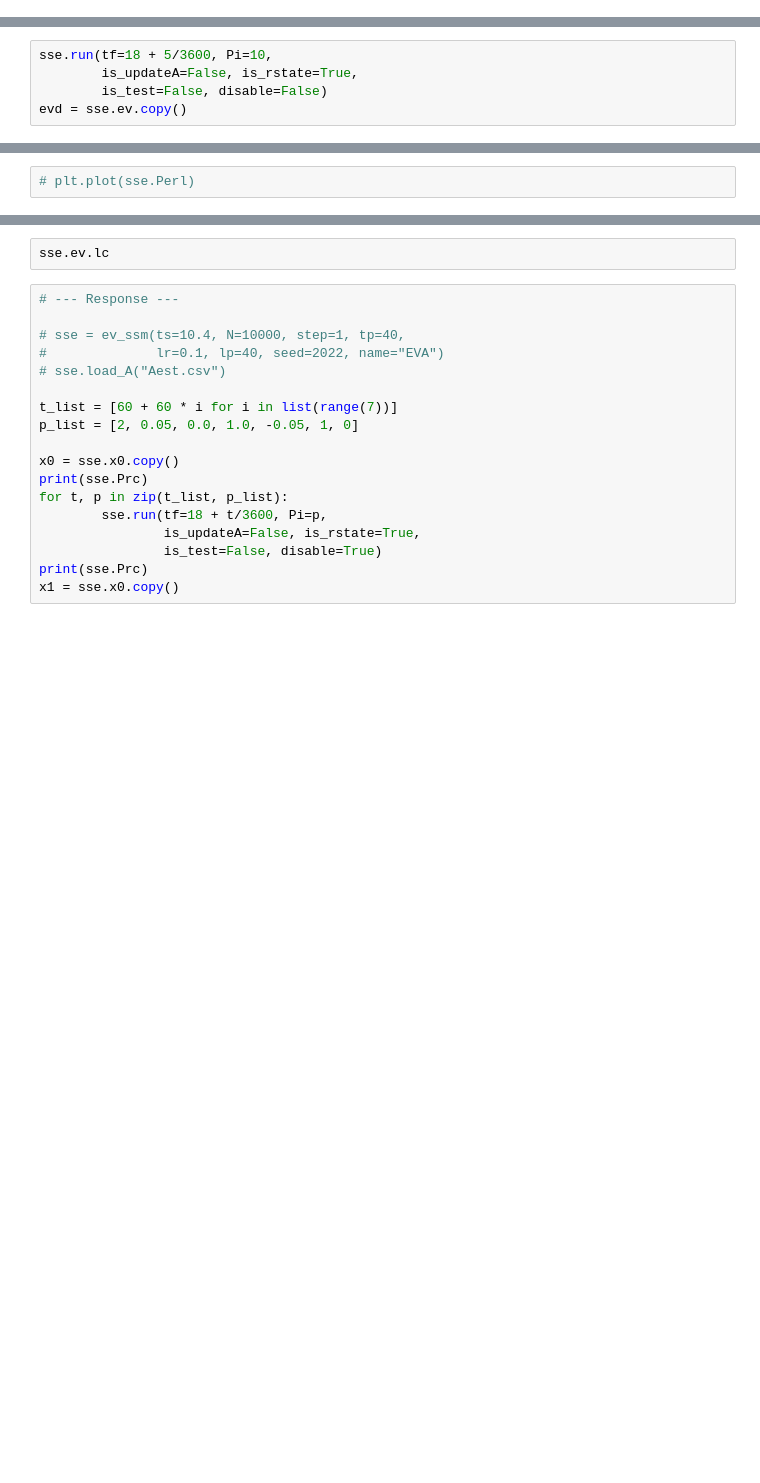
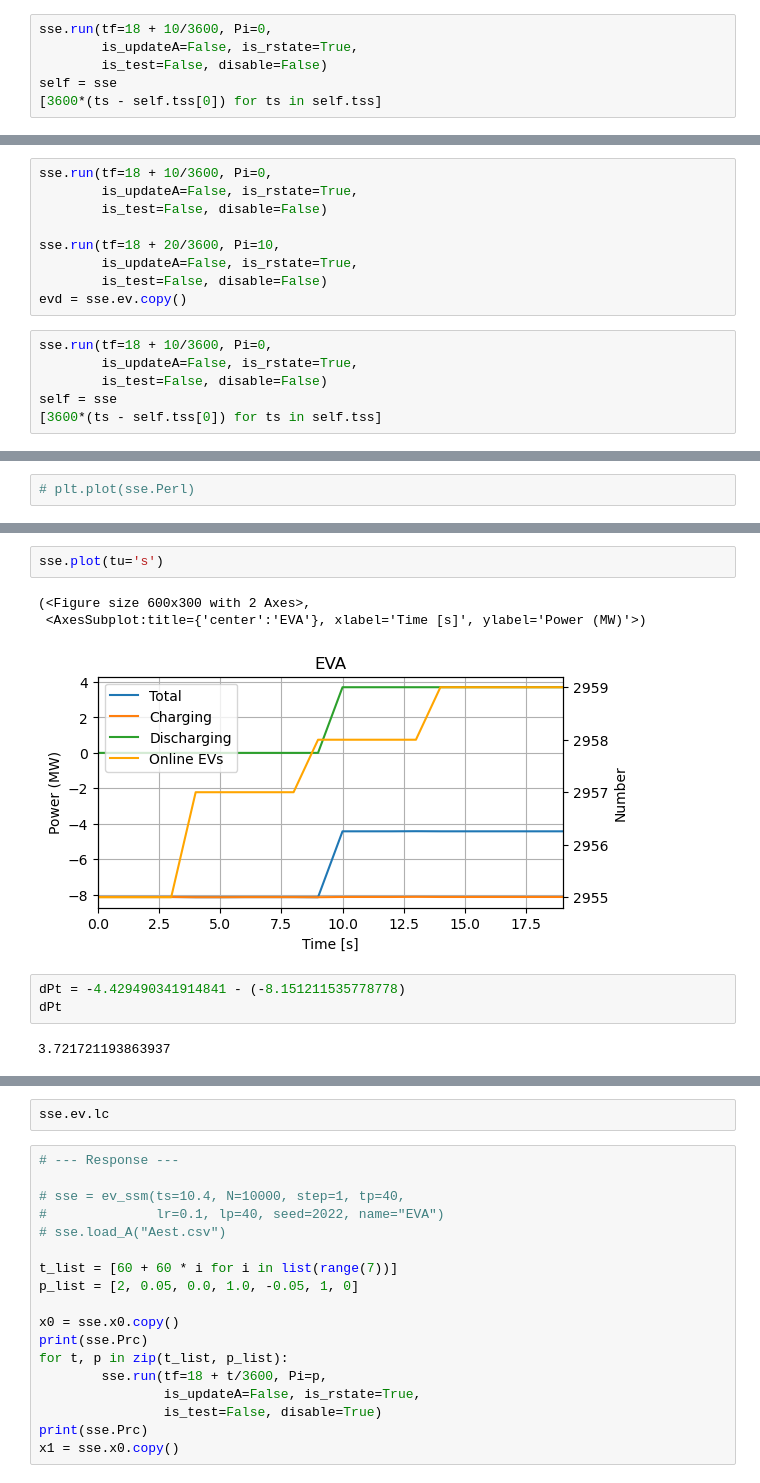
Before and after one commit to jinningwang/andes, a Jupyter notebook: jwang/notes/test_ev_ssm_tol3.ipynb, the cells around one changed output, grey strips where cells are left out. Cells and saved outputs as stored; diff of their text form; blank space fills up the shorter version.

Commit message:
fix bug of end time of ev_ssm

```diff
--- a/jwang/notes/test_ev_ssm_tol3.ipynb
+++ b/jwang/notes/test_ev_ssm_tol3.ipynb
@@ -117,0 +125,6 @@ sse.g_frc()
+# %%
+sse.run(tf=18 + 10/3600, Pi=0,
+        is_updateA=False, is_rstate=True,
+        is_test=False, disable=False)
+self = sse
+[3600*(ts - self.tss[0]) for ts in self.tss]
@@ -118,8 +142,18 @@ sse.g_frc()
 # %%
-sse.run(tf=18 + 5/3600, Pi=10,
+sse.run(tf=18 + 10/3600, Pi=0,
+        is_updateA=False, is_rstate=True,
+        is_test=False, disable=False)
+
+sse.run(tf=18 + 20/3600, Pi=10,
         is_updateA=False, is_rstate=True,
         is_test=False, disable=False)
 evd = sse.ev.copy()
+# %%
+sse.run(tf=18 + 10/3600, Pi=0,
+        is_updateA=False, is_rstate=True,
+        is_test=False, disable=False)
+self = sse
+[3600*(ts - self.tss[0]) for ts in self.tss]
 # %%
 evd0[evd0['lc']==1][['u', 'c', 'c0', 'lc', 'na', 'nam']].head()
 evd[evd['lc']==1][['u', 'c', 'c0', 'lc', 'na', 'nam']].head()
@@ -131 +205,12 @@ lcrid = evd0[evd0['lc'] == 1].index
+# %%
+sse.plot(tu='s')
+# %% [output]
+(<Figure size 600x300 with 2 Axes>,
+ <AxesSubplot:title={'center':'EVA'}, xlabel='Time [s]', ylabel='Power (MW)'>)
+[figure, added]
+# %%
+dPt = -4.429490341914841 - (-8.151211535778778)
+dPt
+# %% [output]
+3.721721193863937
 # %%
```
Also changed, not shown: parts of 5 cells of this notebook, 1 other file.
